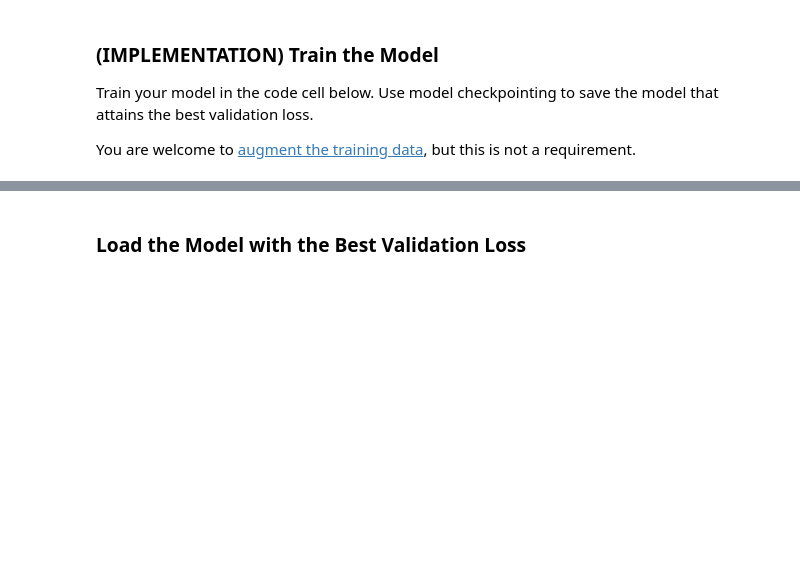
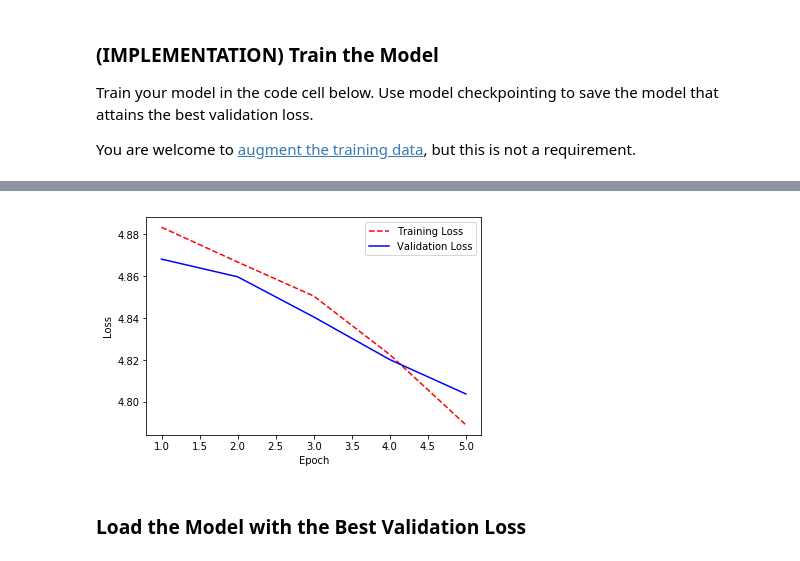
Before and after one commit to craig-martinson/dog-project, a Jupyter notebook: dog_app.ipynb, the cells around one changed output, grey strips where cells are left out. Cells and saved outputs as stored; diff of their text form; code cells hidden in the pictures; blank space fills up the shorter version.

```diff
--- a/dog_app.ipynb
+++ b/dog_app.ipynb
@@ -389,6 +393,22 @@ print(train_tensors.shape)
 94
 Kuvasz
 (6680, 224, 224, 3)
+# %%
+def visualize_loss_history(history):
+    # Get training and test loss histories
+    training_loss = history.history['loss']
+    validation_loss = history.history['val_loss']
+
+    # Create count of the number of epochs
+    epoch_count = range(1, len(training_loss) + 1)
+
+    # Visualize loss history
+    plt.plot(epoch_count, training_loss, 'r--')
+    plt.plot(epoch_count, validation_loss, 'b-')
+    plt.legend(['Training Loss', 'Validation Loss'])
+    plt.xlabel('Epoch')
+    plt.ylabel('Loss')
+    plt.show();
 # %% [markdown]
 ### (IMPLEMENTATION) Model Architecture
 
@@ -469,5 +524,6 @@ You are welcome to [augment the training data](https://blog.keras.io/building-po
 # %%
 from keras.callbacks import ModelCheckpoint
+
 
 ### TODO: specify the number of epochs that you would like to use to train the model.
 
@@ -478,7 +534,15 @@ epochs = 5
 checkpointer = ModelCheckpoint(filepath='saved_models/weights.best.from_scratch.hdf5',
                                verbose=1, save_best_only=True)
 
-model.fit(train_tensors, train_targets,
-          validation_data=(valid_tensors, valid_targets),
-          epochs=epochs, batch_size=20, callbacks=[checkpointer], verbose=1)
+#history = model.fit(train_tensors, train_targets,
+#          validation_data=(valid_tensors, valid_targets),
+#          epochs=epochs, batch_size=20, callbacks=[checkpointer], verbose=1)
+
+batch_size = 20
+
+history = model.fit_generator(datagen_train.flow(train_tensors, train_targets, batch_size=batch_size),
+                    steps_per_epoch=train_tensors.shape[0] // batch_size,
+                    epochs=epochs, verbose=1, callbacks=[checkpointer],
+                    validation_data=(valid_tensors, valid_targets),
+                    validation_steps=valid_tensors.shape[0] // batch_size)
 # %% [output]
@@ -497,3 +559,7 @@ Epoch 5/5
+# %%
+visualize_loss_history(history)
+# %% [output]
+[figure, added]
 # %% [markdown]
 ### Load the Model with the Best Validation Loss
 # %%
```
Also changed, not shown: parts of 15 cells of this notebook, 1 other file.
